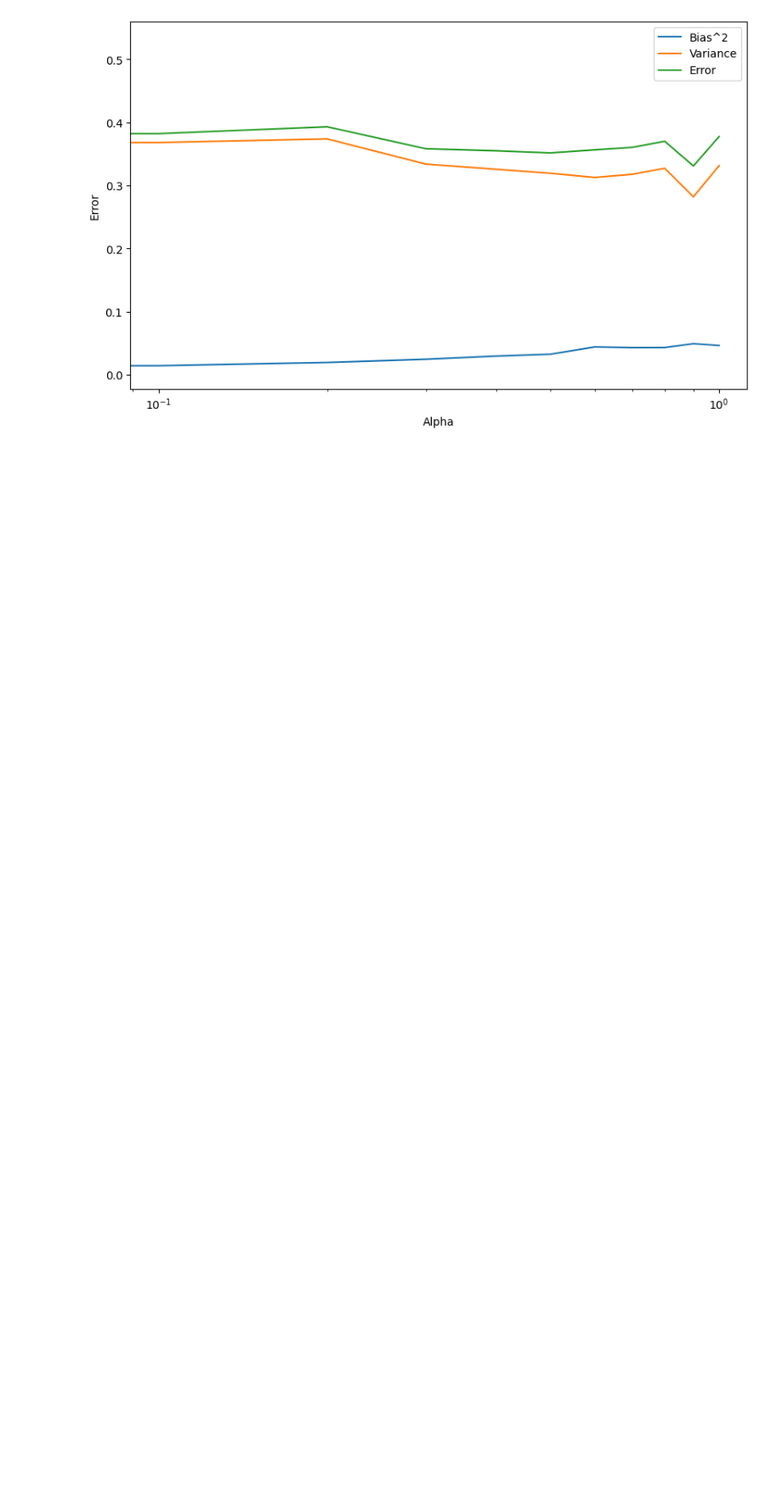
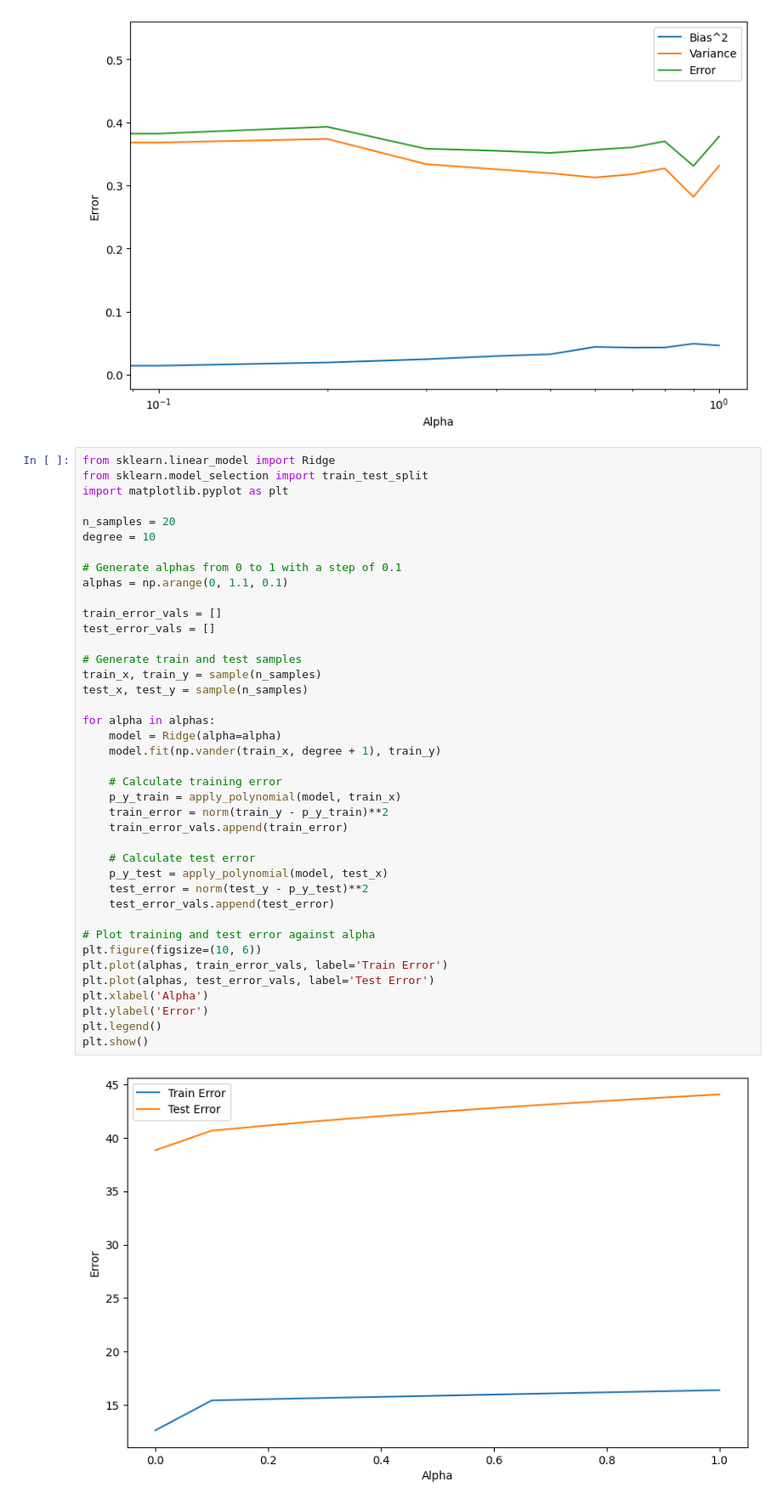
Before and after one commit to ccjimenezm/machine_learning2024, a Jupyter notebook: Bias_and_Variance.ipynb, the cells around one changed output. Shown at 85% size. Drawn from its saved outputs; the diff is of its cells as text; blank space fills up the shorter version.

```diff
--- a/Bias_and_Variance.ipynb
+++ b/Bias_and_Variance.ipynb
@@ -262,3 +262,45 @@ plt.legend()
 plt.show()
 # %% [output]
 [figure]
+# %%
+from sklearn.linear_model import Ridge
+from sklearn.model_selection import train_test_split
+import matplotlib.pyplot as plt
+
+n_samples = 20
+degree = 10
+
+# Generate alphas from 0 to 1 with a step of 0.1
+alphas = np.arange(0, 1.1, 0.1)
+
+train_error_vals = []
+test_error_vals = []
+
+# Generate train and test samples
+train_x, train_y = sample(n_samples)
+test_x, test_y = sample(n_samples)
+
+for alpha in alphas:
+    model = Ridge(alpha=alpha)
+    model.fit(np.vander(train_x, degree + 1), train_y)
+
+    # Calculate training error
+    p_y_train = apply_polynomial(model, train_x)
+    train_error = norm(train_y - p_y_train)**2
+    train_error_vals.append(train_error)
+
+    # Calculate test error
+    p_y_test = apply_polynomial(model, test_x)
+    test_error = norm(test_y - p_y_test)**2
+    test_error_vals.append(test_error)
+
+# Plot training and test error against alpha
+plt.figure(figsize=(10, 6))
+plt.plot(alphas, train_error_vals, label='Train Error')
+plt.plot(alphas, test_error_vals, label='Test Error')
+plt.xlabel('Alpha')
+plt.ylabel('Error')
+plt.legend()
+plt.show()
+# %% [output]
+[figure, added]
```
